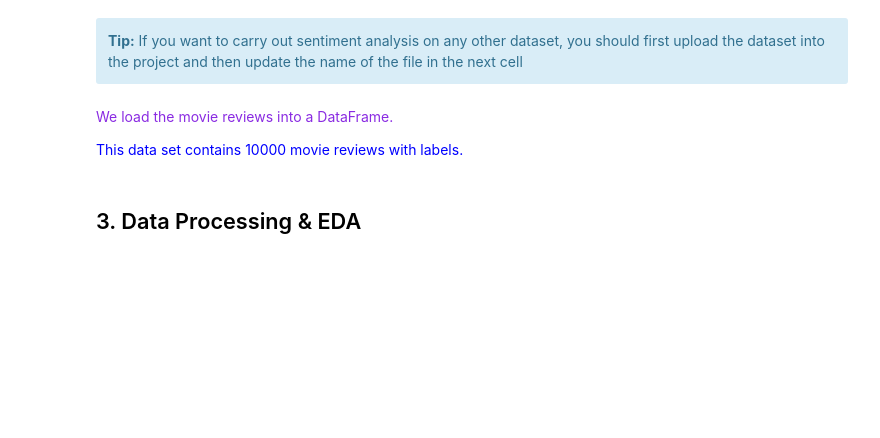
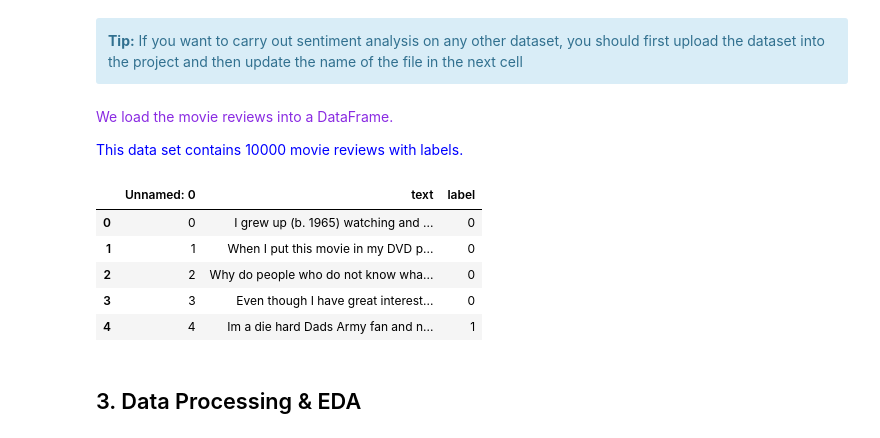
Before and after one commit to ibm-ecosystem-engineering/Watson-NLP, a Jupyter notebook: Sentiment-Analysis/Sentiment Analysis - Pre-Trained models.ipynb, the cells around one changed output. Saved outputs shown, nothing was run; the diff lists cells and outputs as text; code cells hidden in the pictures; blank space fills up the shorter version.

```diff
--- a/Sentiment-Analysis/Sentiment Analysis - Pre-Trained models.ipynb
+++ b/Sentiment-Analysis/Sentiment Analysis - Pre-Trained models.ipynb
@@ -82,6 +77,20 @@ import watson_nlp
 <span style="color:blueviolet">We load the movie reviews into a DataFrame.</span>
 
 <span style="color:blue">This data set contains 10000 movie reviews with labels.</span>
+# %%
+# load data set into a dataframe
+buffer = project.get_file("movies_small.csv")
+review_df = pd.read_csv(buffer)
+
+# preview the data set
+review_df.head()
+# %% [output]
+|  | Unnamed: 0 | text | label |
+| 0 | 0 | I grew up (b. 1965) watching and ... | 0 |
+| 1 | 1 | When I put this movie in my DVD p... | 0 |
+| 2 | 2 | Why do people who do not know wha... | 0 |
+| 3 | 3 | Even though I have great interest... | 0 |
+| 4 | 4 | Im a die hard Dads Army fan and n... | 1 |
 # %%
 # stopwords
 from wordcloud import WordCloud,STOPWORDS
```
Also changed, not shown: parts of 9 cells of this notebook, 2 other files.
